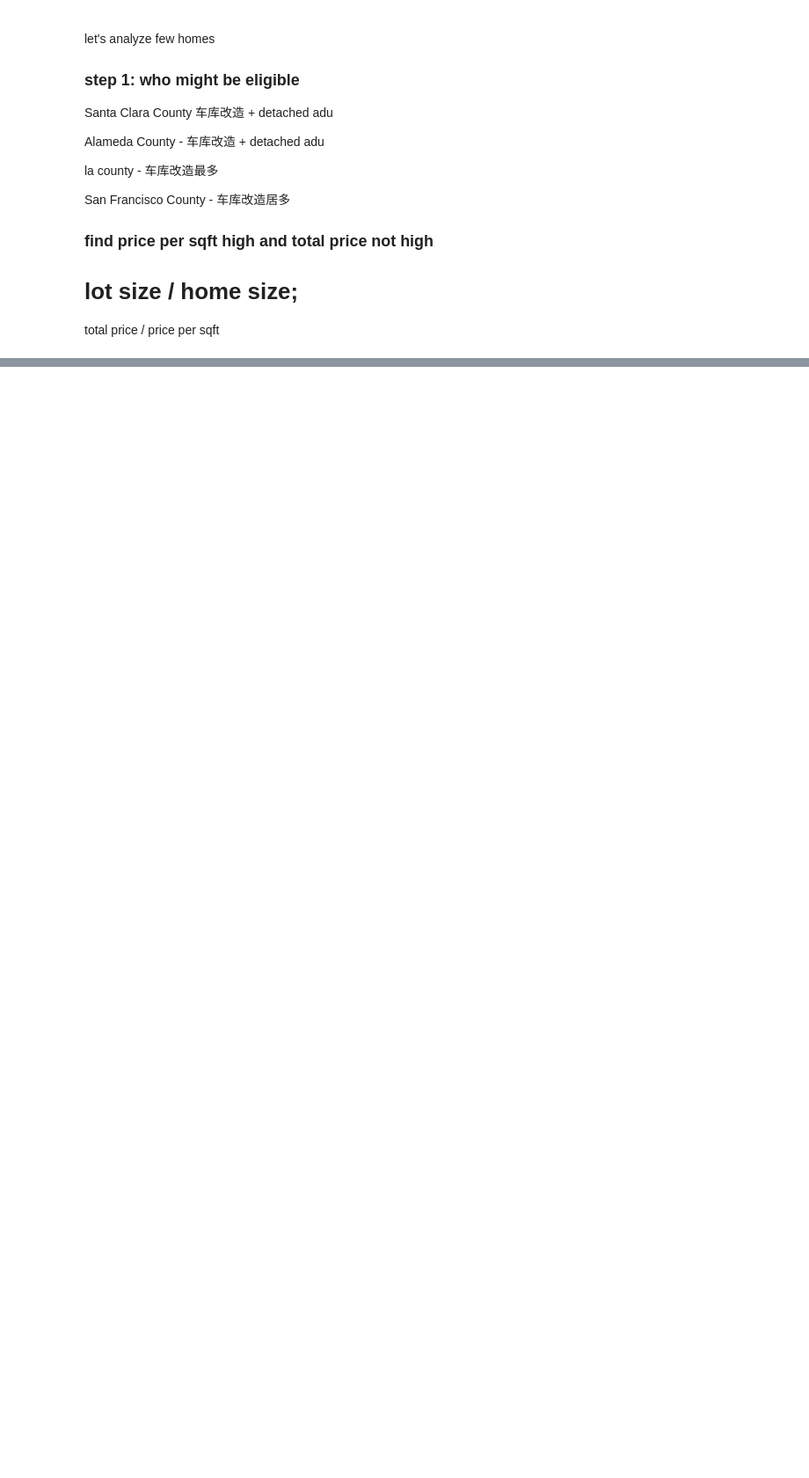
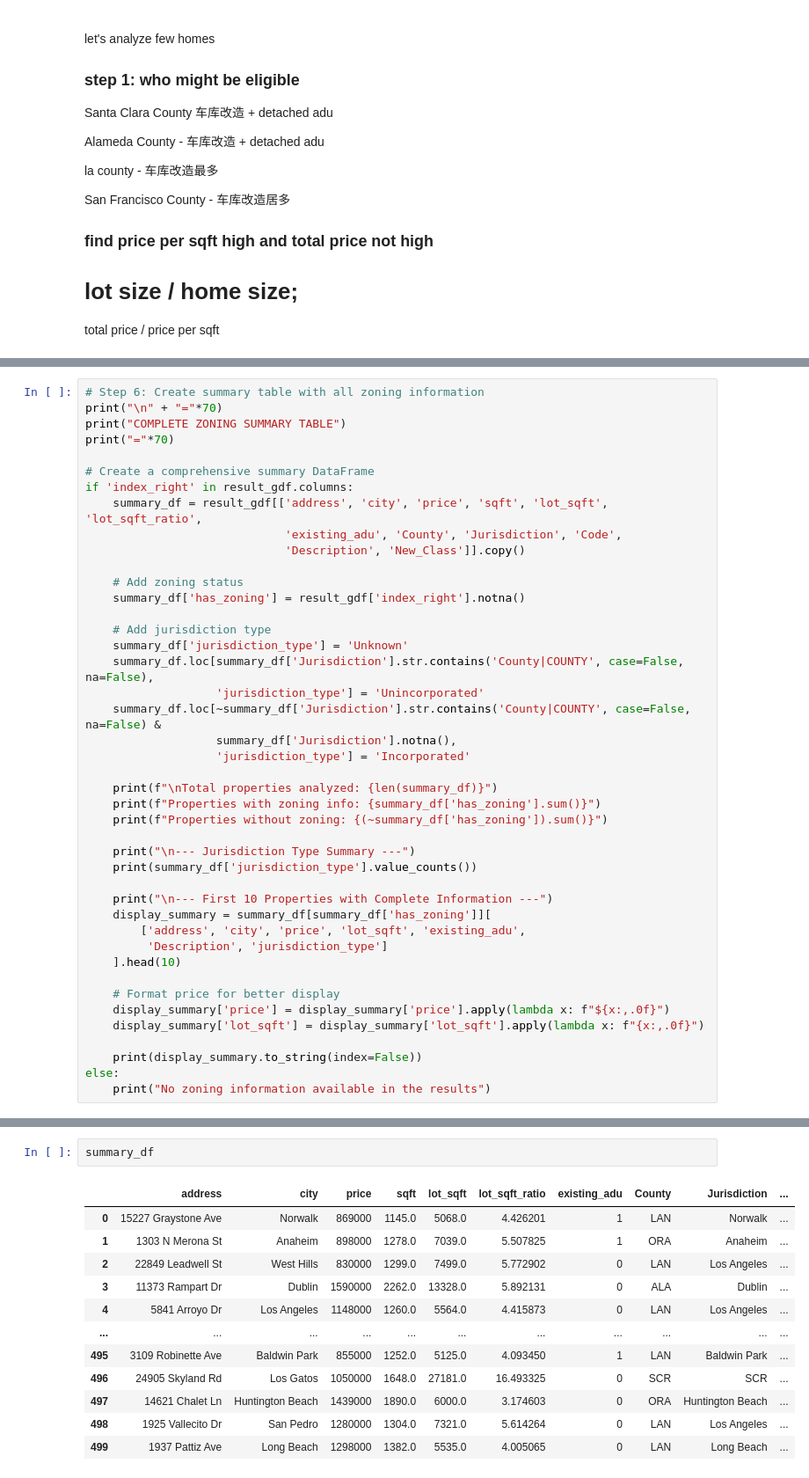
Before and after one commit to ilovemyapps/realestatepal, a Jupyter notebook: backend_services/data-prep-process/agentic-demo.ipynb, the cells around one changed output, grey strips where cells are left out. Shown at 88% size. Drawn from its saved outputs; the diff is of its cells as text; blank space fills up the shorter version.

```diff
--- a/backend_services/data-prep-process/agentic-demo.ipynb
+++ b/backend_services/data-prep-process/agentic-demo.ipynb
@@ -321,0 +505,43 @@ county_dfs
+# %%
+# Step 6: Create summary table with all zoning information
+print("\n" + "="*70)
+print("COMPLETE ZONING SUMMARY TABLE")
+print("="*70)
+
+# Create a comprehensive summary DataFrame
+if 'index_right' in result_gdf.columns:
+    summary_df = result_gdf[['address', 'city', 'price', 'sqft', 'lot_sqft', 'lot_sqft_ratio',
+                             'existing_adu', 'County', 'Jurisdiction', 'Code',
+                             'Description', 'New_Class']].copy()
+
+    # Add zoning status
+    summary_df['has_zoning'] = result_gdf['index_right'].notna()
+
+    # Add jurisdiction type
+    summary_df['jurisdiction_type'] = 'Unknown'
+    summary_df.loc[summary_df['Jurisdiction'].str.contains('County|COUNTY', case=False, na=False),
+                   'jurisdiction_type'] = 'Unincorporated'
+    summary_df.loc[~summary_df['Jurisdiction'].str.contains('County|COUNTY', case=False, na=False) &
+                   summary_df['Jurisdiction'].notna(),
+                   'jurisdiction_type'] = 'Incorporated'
+
+    print(f"\nTotal properties analyzed: {len(summary_df)}")
+    print(f"Properties with zoning info: {summary_df['has_zoning'].sum()}")
+    print(f"Properties without zoning: {(~summary_df['has_zoning']).sum()}")
+
+    print("\n--- Jurisdiction Type Summary ---")
+    print(summary_df['jurisdiction_type'].value_counts())
+
+    print("\n--- First 10 Properties with Complete Information ---")
+    display_summary = summary_df[summary_df['has_zoning']][
+        ['address', 'city', 'price', 'lot_sqft', 'existing_adu',
+         'Description', 'jurisdiction_type']
+    ].head(10)
+
+    # Format price for better display
+    display_summary['price'] = display_summary['price'].apply(lambda x: f"${x:,.0f}")
+    display_summary['lot_sqft'] = display_summary['lot_sqft'].apply(lambda x: f"{x:,.0f}")
+
+    print(display_summary.to_string(index=False))
+else:
+    print("No zoning information available in the results")
@@ -321,0 +566,15 @@ county_dfs
+# %%
+summary_df
+# %% [output]
+|  | address | city | price | sqft | lot_sqft | lot_sqft_ratio | existing_adu | County | Jurisdiction | ... |
+| 0 | 15227 Graystone Ave | Norwalk | 869000 | 1145.0 | 5068.0 | 4.426201 | 1 | LAN | Norwalk | ... |
+| 1 | 1303 N Merona St | Anaheim | 898000 | 1278.0 | 7039.0 | 5.507825 | 1 | ORA | Anaheim | ... |
+| 2 | 22849 Leadwell St | West Hills | 830000 | 1299.0 | 7499.0 | 5.772902 | 0 | LAN | Los Angeles | ... |
+| 3 | 11373 Rampart Dr | Dublin | 1590000 | 2262.0 | 13328.0 | 5.892131 | 0 | ALA | Dublin | ... |
+| 4 | 5841 Arroyo Dr | Los Angeles | 1148000 | 1260.0 | 5564.0 | 4.415873 | 0 | LAN | Los Angeles | ... |
+| ... | ... | ... | ... | ... | ... | ... | ... | ... | ... | ... |
+| 495 | 3109 Robinette Ave | Baldwin Park | 855000 | 1252.0 | 5125.0 | 4.093450 | 1 | LAN | Baldwin Park | ... |
+| 496 | 24905 Skyland Rd | Los Gatos | 1050000 | 1648.0 | 27181.0 | 16.493325 | 0 | SCR | SCR | ... |
+| 497 | 14621 Chalet Ln | Huntington Beach | 1439000 | 1890.0 | 6000.0 | 3.174603 | 0 | ORA | Huntington Beach | ... |
+| 498 | 1925 Vallecito Dr | San Pedro | 1280000 | 1304.0 | 7321.0 | 5.614264 | 0 | LAN | Los Angeles | ... |
+| 499 | 1937 Pattiz Ave | Long Beach | 1298000 | 1382.0 | 5535.0 | 4.005065 | 0 | LAN | Long Beach | ... |
```
Also changed, not shown: parts of 19 cells of this notebook, 4 other files.
